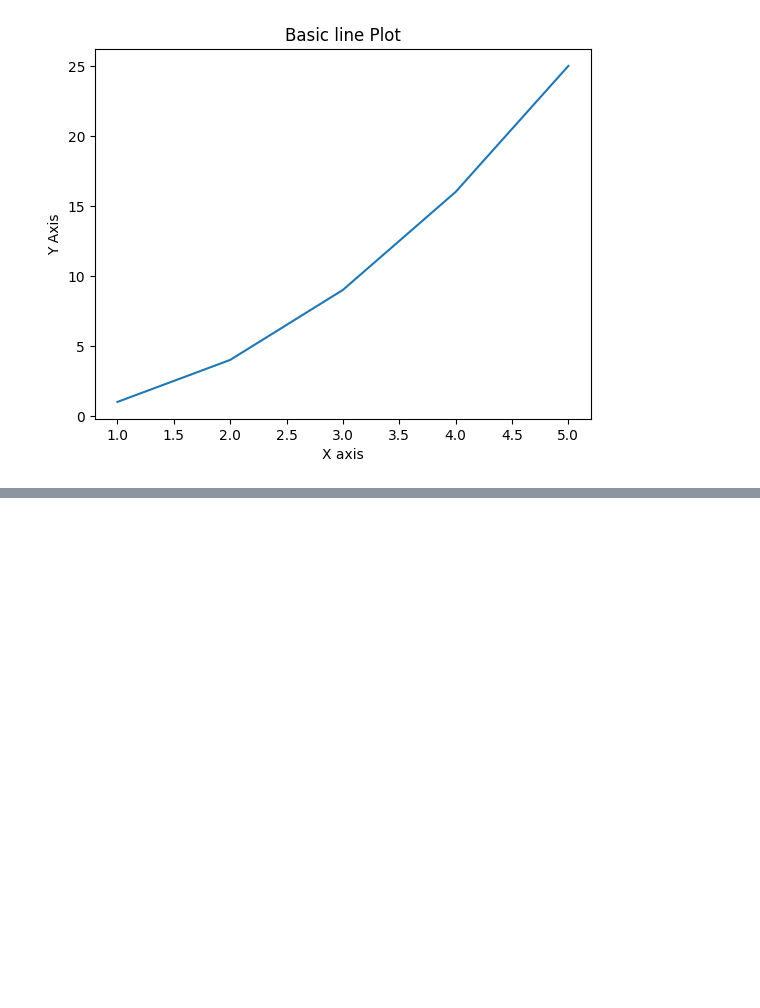
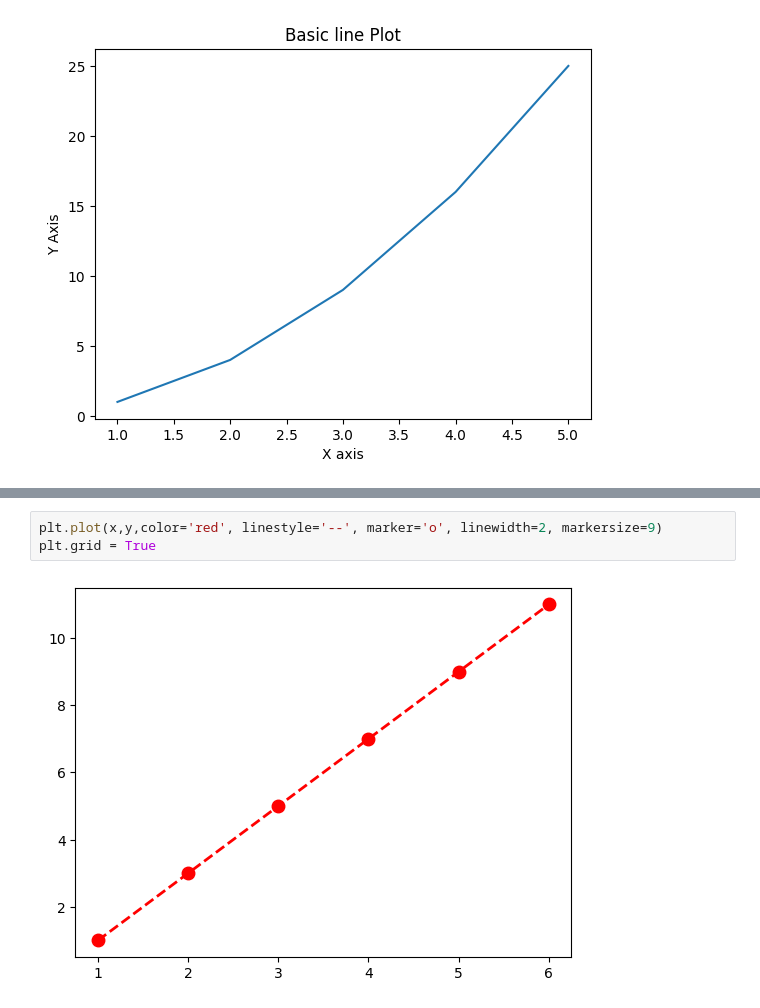
Before and after one commit to Raimal-Raja/DataScience-ML-DL-NLP, a Jupyter notebook: 10_Data_Analysis_with_Python/Matplotlib/1_intro.ipynb, the cells around one changed output, grey strips where cells are left out. Drawn from its saved outputs; the diff is of its cells as text; blank space fills up the shorter version.

```diff
--- a/10_Data_Analysis_with_Python/Matplotlib/1_intro.ipynb
+++ b/10_Data_Analysis_with_Python/Matplotlib/1_intro.ipynb
@@ -19,0 +37,5 @@ plt.show()
+# %%
+plt.plot(x,y,color='red', linestyle='--', marker='o', linewidth=2, markersize=9)
+plt.grid = True
+# %% [output]
+[figure, added]
```
Also changed, not shown: parts of 5 cells of this notebook.
